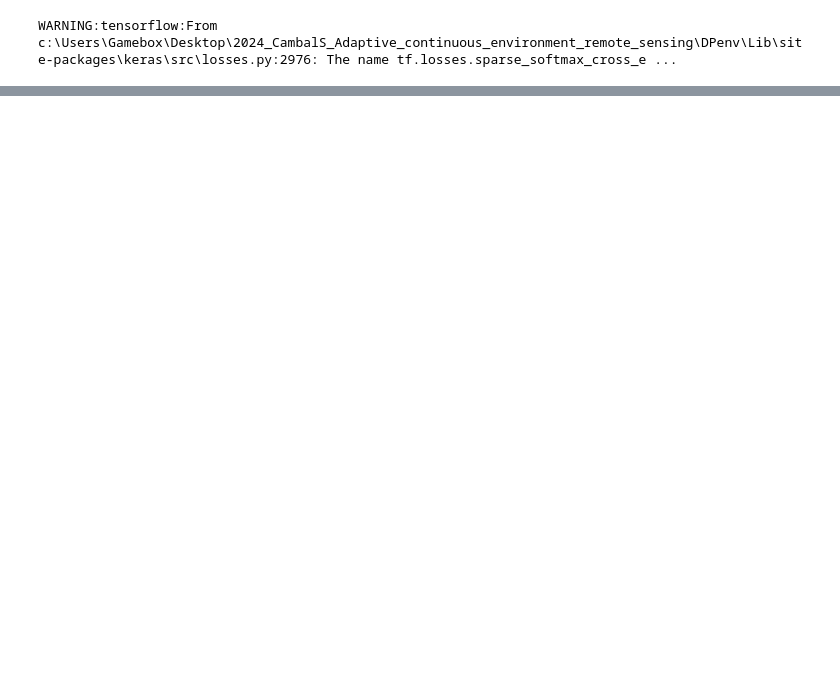
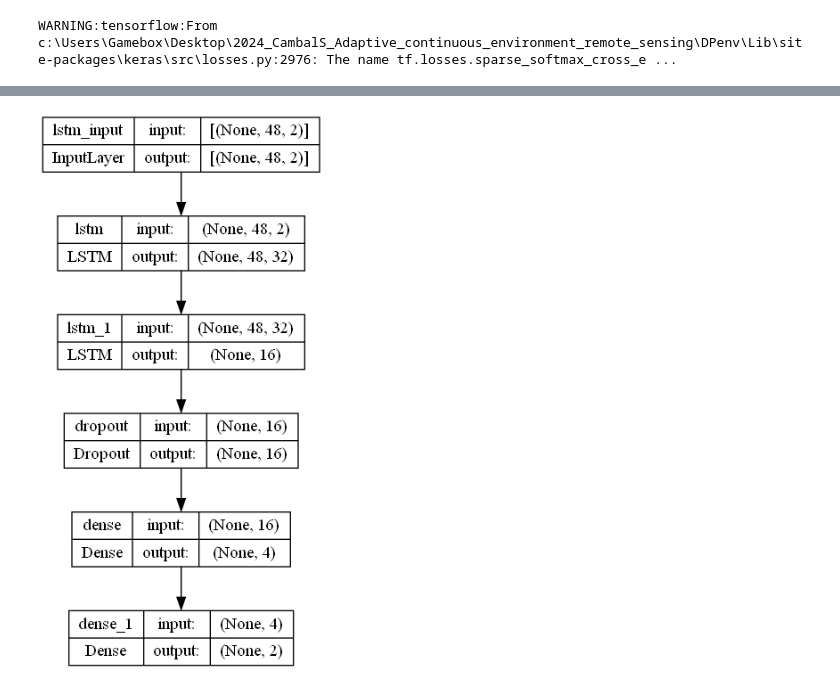
Before and after one commit to FIIT-MSc-projects/2024_CambalS_Adaptive_continuous_environment_remote_sensing, a Jupyter notebook: notebooks/1.0-lstm.ipynb, the cells around one changed output, grey strips where cells are left out. Drawn from its saved outputs; the diff is of its cells as text; code cells hidden in the pictures; blank space fills up the shorter version.

Commit message:
pokusy o prvé modely

```diff
--- a/notebooks/1.0-lstm.ipynb
+++ b/notebooks/1.0-lstm.ipynb
@@ -11,4 +12,8 @@ sys.path.append('..')
 from src.data.make_dataset import make_dataset
 # %% [output]
 WARNING:tensorflow:From c:\Users\Gamebox\Desktop\2024_CambalS_Adaptive_continuous_environment_remote_sensing\DPenv\Lib\site-packages\keras\src\losses.py:2976: The name tf.losses.sparse_softmax_cross_e ...
+# %%
+DATA_PATH = '../data/processed/EEA-SK-Ba-trend.csv'
+N_PAST = 48
+N_FUTURE = 1
 # %%
@@ -39,2 +70,25 @@ plt.scatter(range(25), tmp, label='PM2.5')
 # %%
 early_stopping = tf.keras.callbacks.EarlyStopping(monitor='loss', patience=2, mode='min')
+# %%
+def lstm_model(lr=0.001):
+    model = tf.keras.Sequential([
+        layers.LSTM(32, input_shape=(train_X.shape[1], train_X.shape[2]), return_sequences=True),
+        layers.LSTM(16, return_sequences=False),
+        layers.Dropout(0.2),
+        layers.Dense(4, activation='relu'),
+        layers.Dense(2)
+    ], name='LSTM')
+
+    model.compile(
+        optimizer=tf.keras.optimizers.Adam(learning_rate=lr),
+        loss=tf.keras.losses.MeanSquaredError(),
+        metrics=[
+            tf.keras.metrics.MeanAbsoluteError(),
+            tf.keras.metrics.MeanAbsolutePercentageError()
+        ]
+    )
+
+    return model
+
+lstm = lstm_model()
+lstm.summary()
@@ -40,0 +113,4 @@ early_stopping = tf.keras.callbacks.EarlyStopping(monitor='loss', patience=2, mo
+# %%
+tf.keras.utils.plot_model(lstm, to_file='lstm.png', show_shapes=True)
+# %% [output]
+[figure, added]
```
Also changed, not shown: parts of 19 cells of this notebook, 3 other files.
